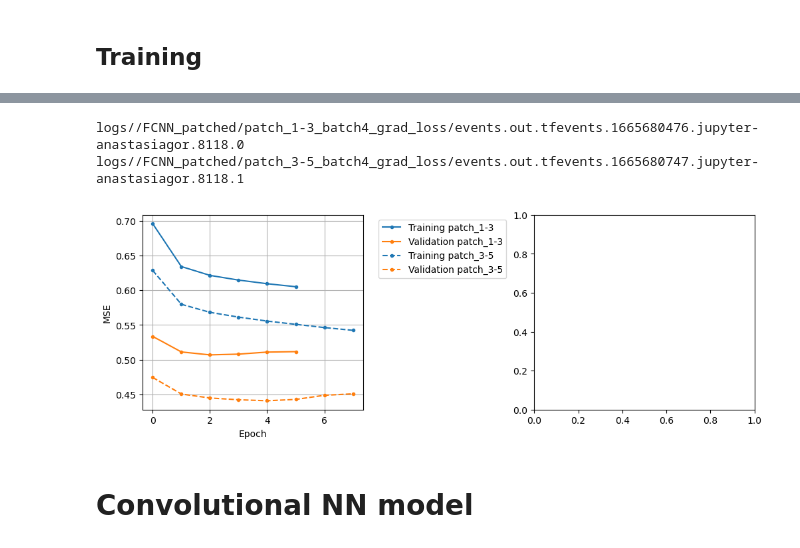
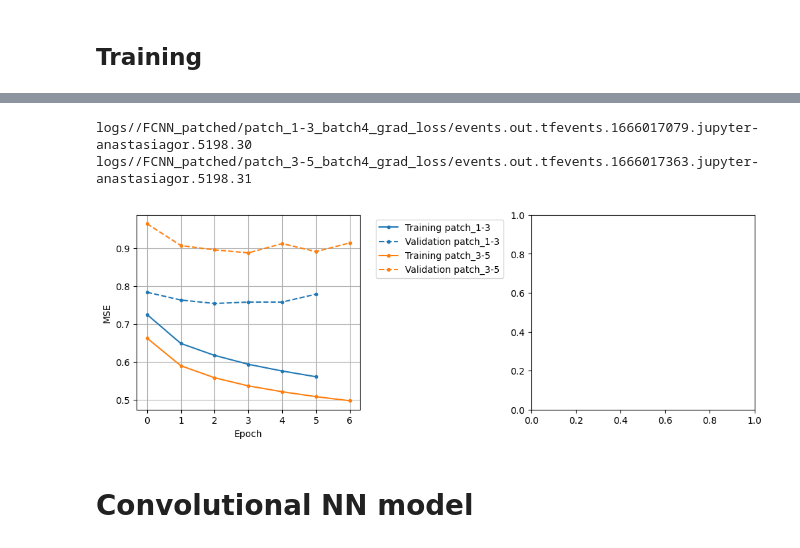
Before and after one commit to anastasiaGor/oceanDataNotebooks, a Jupyter notebook: density_ML/12-grad_based_loss.ipynb, the cells around one changed output, grey strips where cells are left out. Cells and saved outputs as stored; diff of their text form; code cells hidden in the pictures.

```diff
--- a/density_ML/12-grad_based_loss.ipynb
+++ b/density_ML/12-grad_based_loss.ipynb
@@ -684,22 +694,22 @@ list_of_exps = ['patch_1-3', 'patch_3-5']
 for exp_name in list_of_exps :
     exp[model_name][exp_name] = dict()
 # %%
-exp['FCNN']['patch_1-3']['exp'] = Experiment(pl_class=LitPixelModel, \
-                      model=FCNN(2*9,1), \
+exp['FCNN']['patch_1-3']['exp'] = Experiment(pl_class=LitPatchModel, \
+                      model=FCNN(5*9,1), \
                       label='FCNN_patched', \
                       version_name='patch_1-3_batch4_grad_loss', \
-                      input_features=['normalized_sosstsst', 'normalized_rho_ct_ct'], \
+                      input_features=['normalized_sosstsst', 'normalized_rho_ct_ct', 'normalized_sosaline', 'normalized_rho_sa_ct', 'normalized_rho_sa_sa'], \
                       target_features=['normalized_diff_sigma0_delta_sqr'],
                       datamodule=datamodule,\
                       max_epochs=50, \
                       limit_train_batches=1.0,\
                       **dict(input_patch_size=3, output_patch_size=1))
 # %%
-exp['FCNN']['patch_3-5']['exp'] = Experiment(pl_class=LitPixelModel, \
-                      model=FCNN(2*25,9), \
+exp['FCNN']['patch_3-5']['exp'] = Experiment(pl_class=LitPatchModel, \
+                      model=FCNN(5*25,9), \
                       label='FCNN_patched', \
                       version_name='patch_3-5_batch4_grad_loss', \
-                      input_features=['normalized_sosstsst', 'normalized_rho_ct_ct'], \
+                      input_features=['normalized_sosstsst', 'normalized_rho_ct_ct', 'normalized_sosaline', 'normalized_rho_sa_ct', 'normalized_rho_sa_sa'], \
                       target_features=['normalized_diff_sigma0_delta_sqr'],
                       datamodule=datamodule,\
                       max_epochs=50, \
@@ -708,5 +718,5 @@ exp['FCNN']['patch_3-5']['exp'] = Experiment(pl_class=LitPixelModel, \
 # %% [markdown]
 ## Training
 # %%
-# exp['FCNN']['patch_1-3']['exp'].run()
-# clear_output(wait=True)
+exp['FCNN']['patch_1-3']['exp'].run()
+clear_output(wait=True)
@@ -713,3 +740,3 @@ exp['FCNN']['patch_3-5']['exp'] = Experiment(pl_class=LitPixelModel, \
 # %%
-# exp['FCNN']['patch_3-5']['exp'].run()
-# clear_output(wait=True)
+exp['FCNN']['patch_3-5']['exp'].run()
+clear_output(wait=True)
@@ -716,22 +760,22 @@ exp['FCNN']['patch_3-5']['exp'] = Experiment(pl_class=LitPixelModel, \
 # %%
 fig, ax = plt.subplots(1, 2, constrained_layout=True, figsize=(10, 3.5))
 exp_model = exp['FCNN']
 
 for i, exp_name in enumerate(['patch_1-3', 'patch_3-5']) :
     experiment = exp_model[exp_name]['exp']
     experiment.get_logs()
-    ax[0].plot(experiment.logs['loss_train'], color=list(mcolors.TABLEAU_COLORS.values())[0], \
-               ls=line_styles[i], marker='.', label='Training ' + exp_name)
-    ax[0].plot(experiment.logs['loss_val'], color=list(mcolors.TABLEAU_COLORS.values())[1], \
-               ls=line_styles[i], marker='.', label='Validation ' + exp_name)
+    ax[0].plot(experiment.logs['loss_train'], color=list(mcolors.TABLEAU_COLORS.values())[i], \
+               ls=line_styles[0], marker='.', label='Training ' + exp_name)
+    ax[0].plot(experiment.logs['loss_val'], color=list(mcolors.TABLEAU_COLORS.values())[i], \
+               ls=line_styles[1], marker='.', label='Validation ' + exp_name)
 ax[0].set(xlabel='Epoch', ylabel='MSE'); ax[0].grid(True)
 ax[0].set(ylabel='MSE')
 ax[0].legend(bbox_to_anchor=(1.05, 1), loc='upper left')
 plt.show()
 # %% [output]
-logs//FCNN_patched/patch_1-3_batch4_grad_loss/events.out.tfevents.1665680476.jupyter-anastasiagor.8118.0
-logs//FCNN_patched/patch_3-5_batch4_grad_loss/events.out.tfevents.1665680747.jupyter-anastasiagor.8118.1
+logs//FCNN_patched/patch_1-3_batch4_grad_loss/events.out.tfevents.1666017079.jupyter-anastasiagor.5198.30
+logs//FCNN_patched/patch_3-5_batch4_grad_loss/events.out.tfevents.1666017363.jupyter-anastasiagor.5198.31
-[figure, old version]
+[figure, new version]
 # %% [markdown]
 # Convolutional NN model
 # %% [markdown]
```
Also changed, not shown: parts of 26 cells of this notebook.
